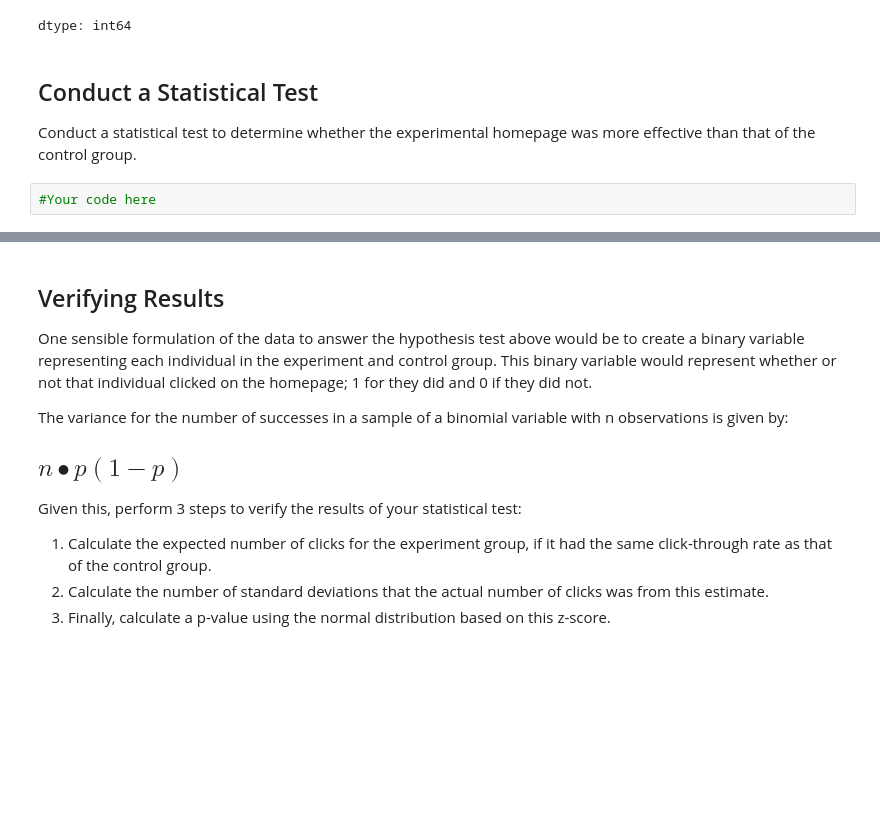
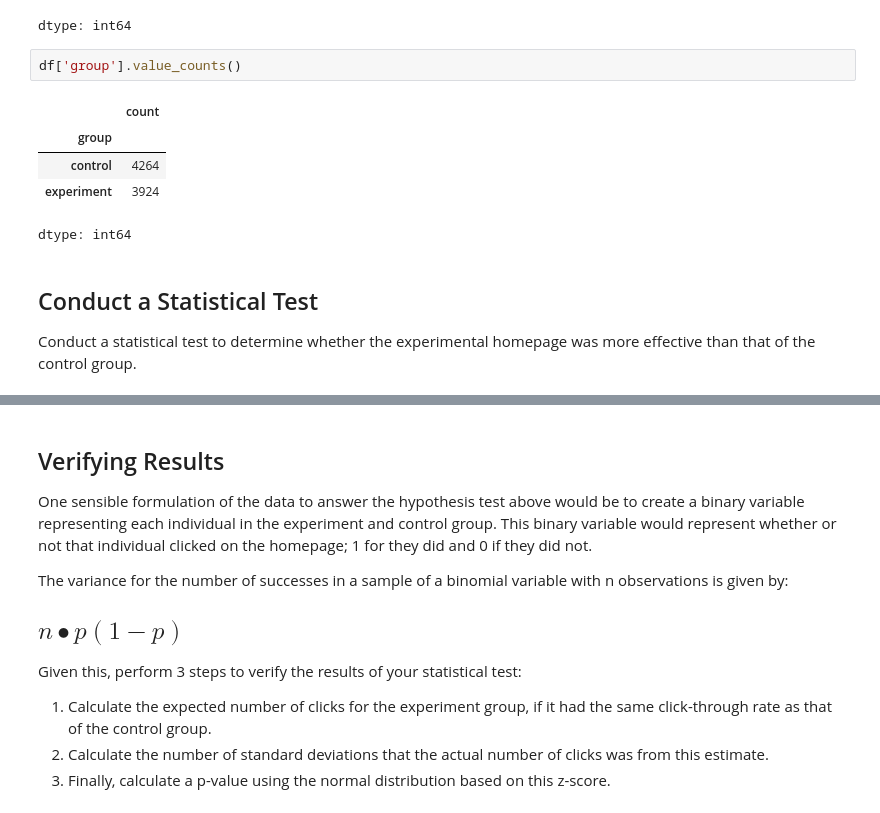
Before and after one commit to jscriven0218/dsc-website-ab-testing-lab, a Jupyter notebook: index.ipynb, the cells around one changed output, grey strips where cells are left out. Cells and saved outputs as stored; diff of their text form; blank space fills up the shorter version.

```diff
--- a/index.ipynb
+++ b/index.ipynb
@@ -70,9 +70,15 @@ df['action'].value_counts()
 | view | 6328 |
 | click | 1860 |
 dtype: int64
+# %%
+df['group'].value_counts()
+# %% [output]
+|  | count |
+| group |  |
+| control | 4264 |
+| experiment | 3924 |
+dtype: int64
 # %% [markdown]
 ## Conduct a Statistical Test
 
 Conduct a statistical test to determine whether the experimental homepage was more effective than that of the control group.
-# %%
-#Your code here
```
Also changed, not shown: parts of 3 cells of this notebook.
